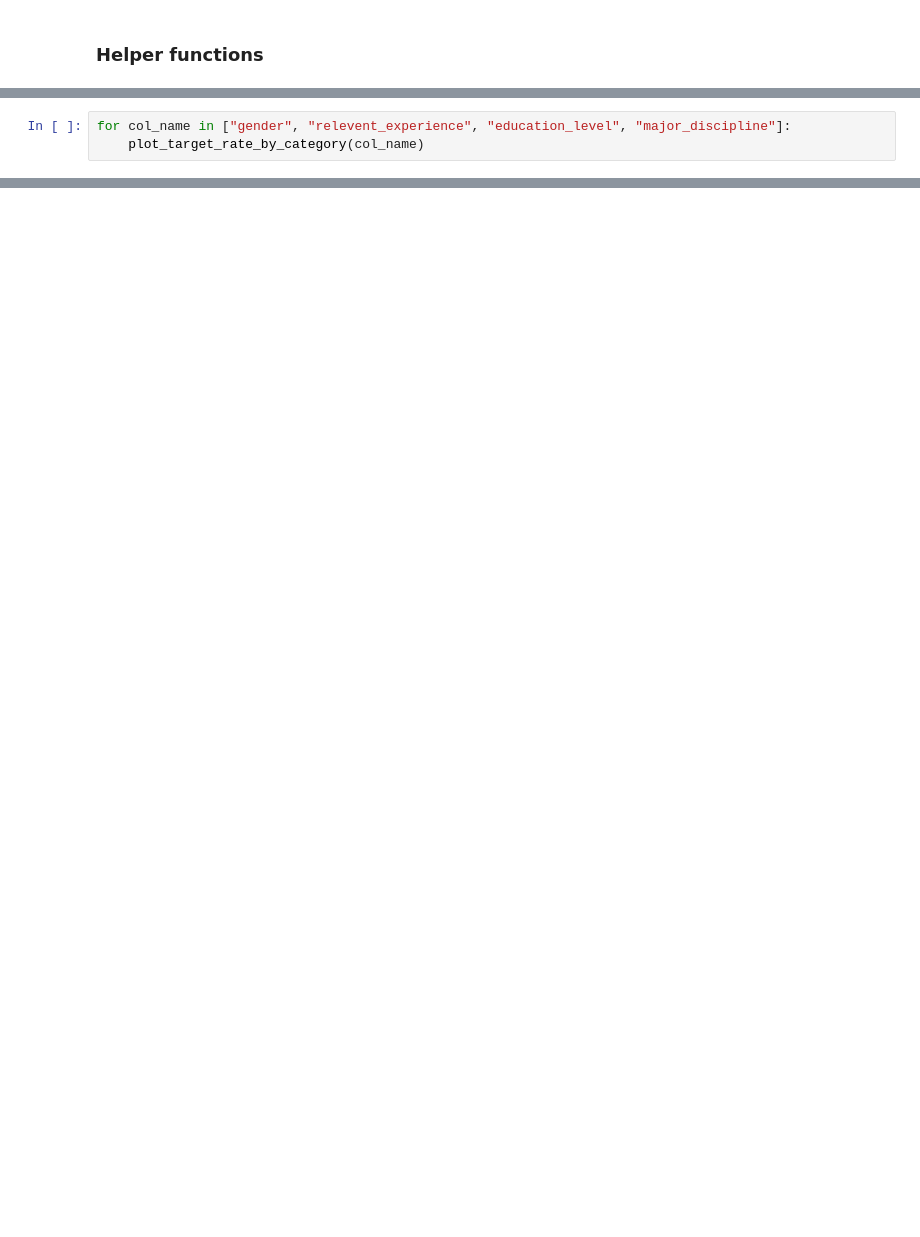
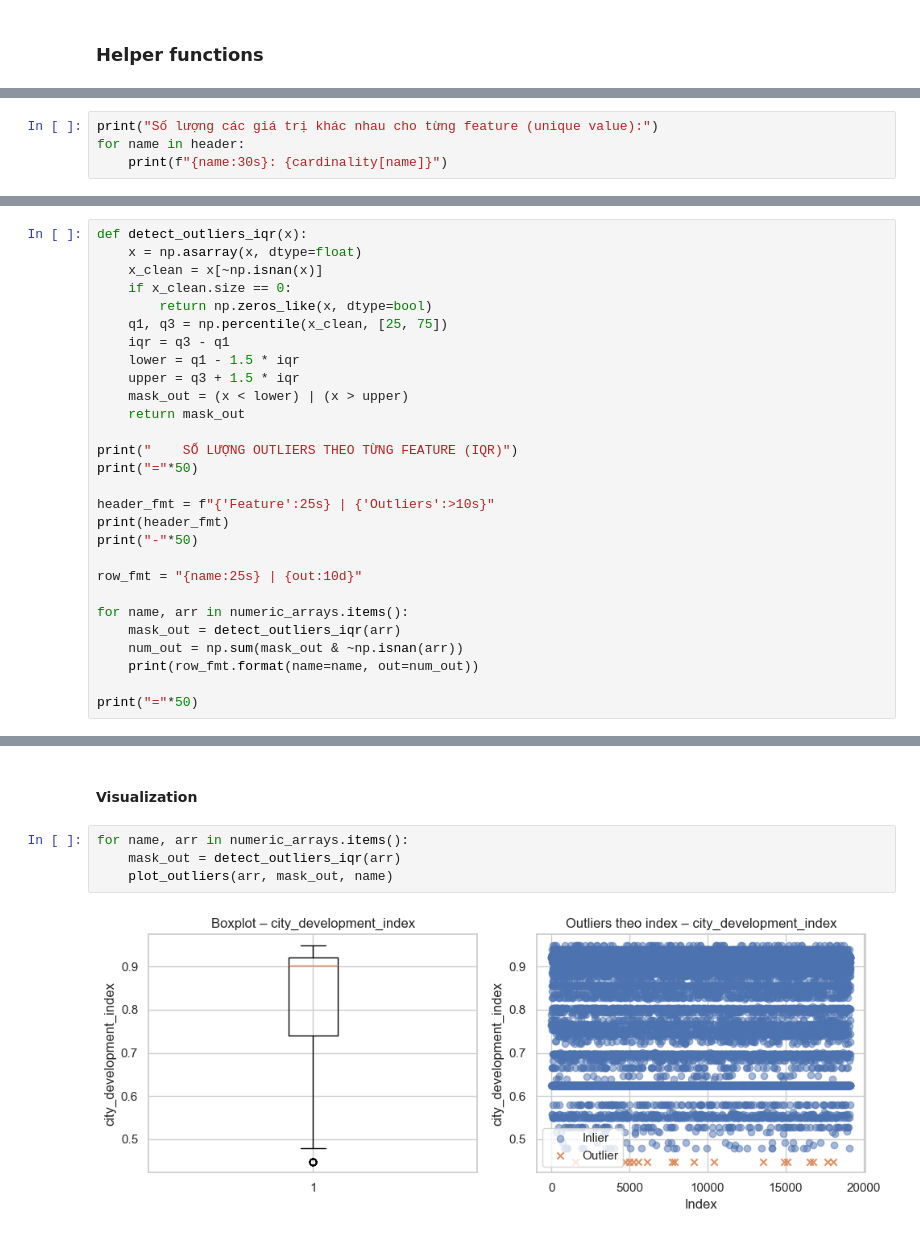
Before and after one commit to cyhapun/hr_analytics_job_change_of_data_scientists, a Jupyter notebook: notebooks/01_data_exploration.ipynb, the cells around one changed output, grey strips where cells are left out. Saved outputs shown, nothing was run; the diff lists cells and outputs as text; blank space fills up the shorter version.

```diff
--- a/notebooks/01_data_exploration.ipynb
+++ b/notebooks/01_data_exploration.ipynb
@@ -551,3 +150,0 @@ def plot_target_rate_by_category(col_name: str):
-# %%
-for col_name in ["gender", "relevent_experience", "education_level", "major_discipline"]:
-    plot_target_rate_by_category(col_name)
@@ -744,0 +250,4 @@ Những kết quả này sẽ được dùng để:
+# %%
+print("Số lượng các giá trị khác nhau cho từng feature (unique value):")
+for name in header:
+    print(f"{name:30s}: {cardinality[name]}")
@@ -744,0 +572,28 @@ Những kết quả này sẽ được dùng để:
+# %%
+def detect_outliers_iqr(x):
+    x = np.asarray(x, dtype=float)
+    x_clean = x[~np.isnan(x)]
+    if x_clean.size == 0:
+        return np.zeros_like(x, dtype=bool)
+    q1, q3 = np.percentile(x_clean, [25, 75])
+    iqr = q3 - q1
+    lower = q1 - 1.5 * iqr
+    upper = q3 + 1.5 * iqr
+    mask_out = (x < lower) | (x > upper)
+    return mask_out
+
+print("    SỐ LƯỢNG OUTLIERS THEO TỪNG FEATURE (IQR)")
+print("="*50)
+
+header_fmt = f"{'Feature':25s} | {'Outliers':>10s}"
+print(header_fmt)
+print("-"*50)
+
+row_fmt = "{name:25s} | {out:10d}"
+
+for name, arr in numeric_arrays.items():
+    mask_out = detect_outliers_iqr(arr)
+    num_out = np.sum(mask_out & ~np.isnan(arr))
+    print(row_fmt.format(name=name, out=num_out))
+
+print("="*50)
@@ -744,0 +609,8 @@ Những kết quả này sẽ được dùng để:
+# %% [markdown]
+#### Visualization
+# %%
+for name, arr in numeric_arrays.items():
+    mask_out = detect_outliers_iqr(arr)
+    plot_outliers(arr, mask_out, name)
+# %% [output]
+[figure, added]
```
Also changed, not shown: parts of 75 cells of this notebook, 1 other file.
